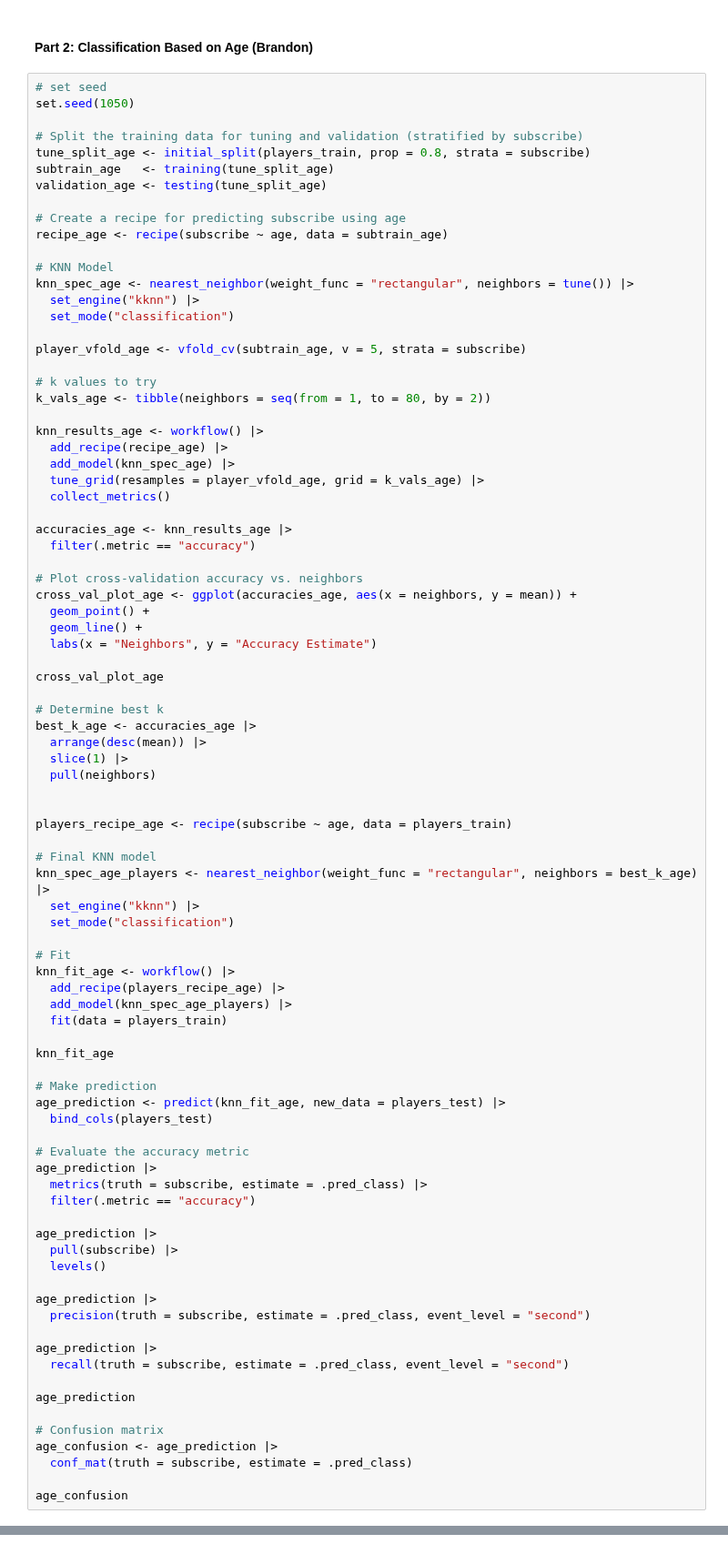
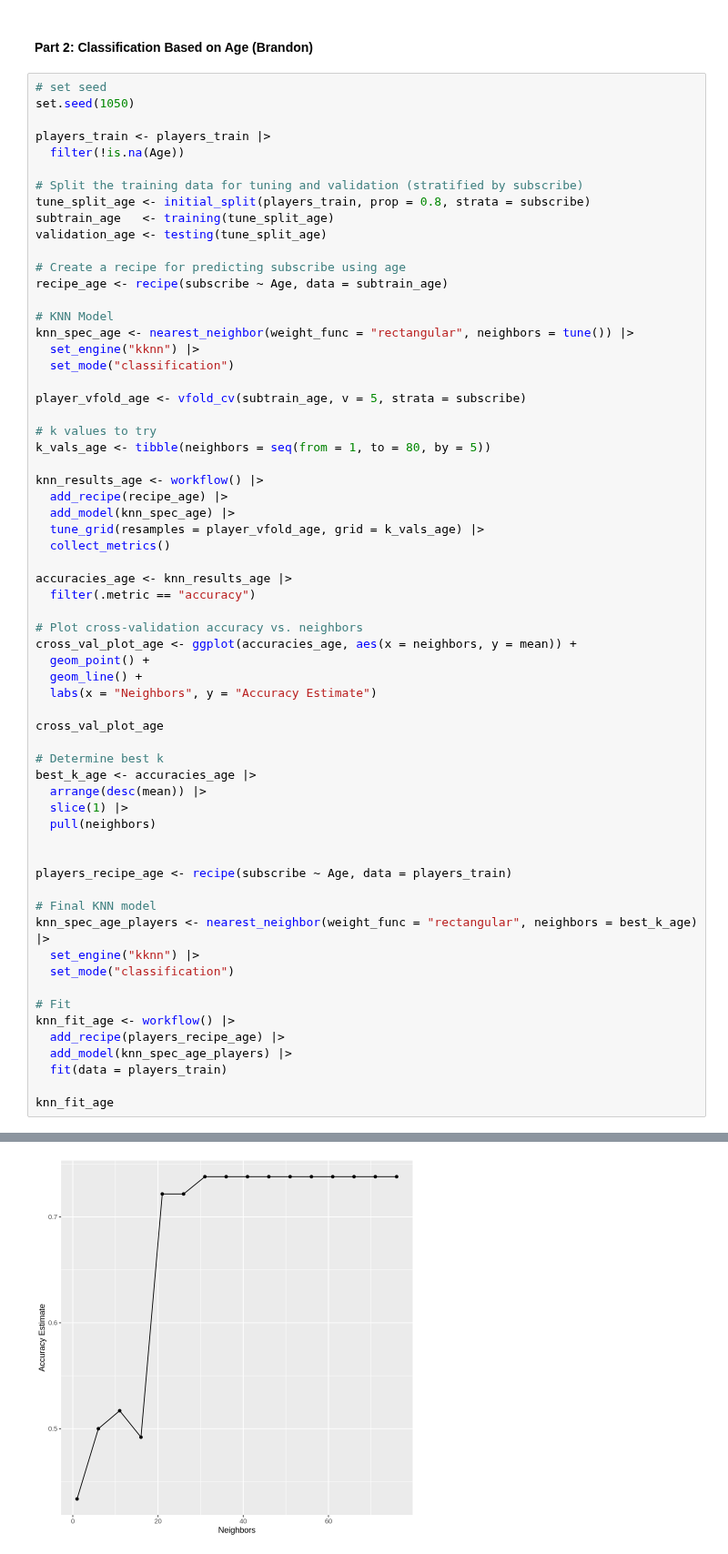
Before and after one commit to Riceparticlee/dsci_group_minecraft, a Jupyter notebook: group project.ipynb, the cells around one changed output, grey strips where cells are left out. Shown at 91% size. Drawn from its saved outputs; the diff is of its cells as text.

```diff
--- a/group project.ipynb
+++ b/group project.ipynb
@@ -604,6 +604,9 @@ Prediction FALSE TRUE
 # %%
 # set seed
 set.seed(1050)
+
+players_train <- players_train |>
+  filter(!is.na(Age))
 
 # Split the training data for tuning and validation (stratified by subscribe)
 tune_split_age <- initial_split(players_train, prop = 0.8, strata = subscribe)
@@ -611,7 +614,7 @@ subtrain_age   <- training(tune_split_age)
 validation_age <- testing(tune_split_age)
 
 # Create a recipe for predicting subscribe using age
-recipe_age <- recipe(subscribe ~ age, data = subtrain_age)
+recipe_age <- recipe(subscribe ~ Age, data = subtrain_age)
 
 # KNN Model
 knn_spec_age <- nearest_neighbor(weight_func = "rectangular", neighbors = tune()) |>
@@ -621,7 +624,7 @@ knn_spec_age <- nearest_neighbor(weight_func = "rectangular", neighbors = tune()
 player_vfold_age <- vfold_cv(subtrain_age, v = 5, strata = subscribe)
 
 # k values to try
-k_vals_age <- tibble(neighbors = seq(from = 1, to = 80, by = 2))
+k_vals_age <- tibble(neighbors = seq(from = 1, to = 80, by = 5))
 
 knn_results_age <- workflow() |>
   add_recipe(recipe_age) |>
@@ -647,7 +650,7 @@ best_k_age <- accuracies_age |>
   pull(neighbors)
 
 
-players_recipe_age <- recipe(subscribe ~ age, data = players_train)
+players_recipe_age <- recipe(subscribe ~ Age, data = players_train)
 
 # Final KNN model
 knn_spec_age_players <- nearest_neighbor(weight_func = "rectangular", neighbors = best_k_age) |>
@@ -661,31 +664,4 @@ knn_fit_age <- workflow() |>
   fit(data = players_train)
 
 knn_fit_age
-
-# Make prediction
-age_prediction <- predict(knn_fit_age, new_data = players_test) |>
-  bind_cols(players_test)
-
-# Evaluate the accuracy metric
-age_prediction |>
-  metrics(truth = subscribe, estimate = .pred_class) |>
-  filter(.metric == "accuracy")
-
-age_prediction |>
-  pull(subscribe) |>
-  levels()
-
-age_prediction |>
-  precision(truth = subscribe, estimate = .pred_class, event_level = "second")
-
-age_prediction |>
-  recall(truth = subscribe, estimate = .pred_class, event_level = "second")
-
-age_prediction
-
-# Confusion matrix
-age_confusion <- age_prediction |>
-  conf_mat(truth = subscribe, estimate = .pred_class)
-
-age_confusion
 # %% [output]
@@ -695,0 +684 @@ ERROR: Error in `recipe()`:
+[figure, added]
```
Also changed, not shown: parts of 2 cells of this notebook.
